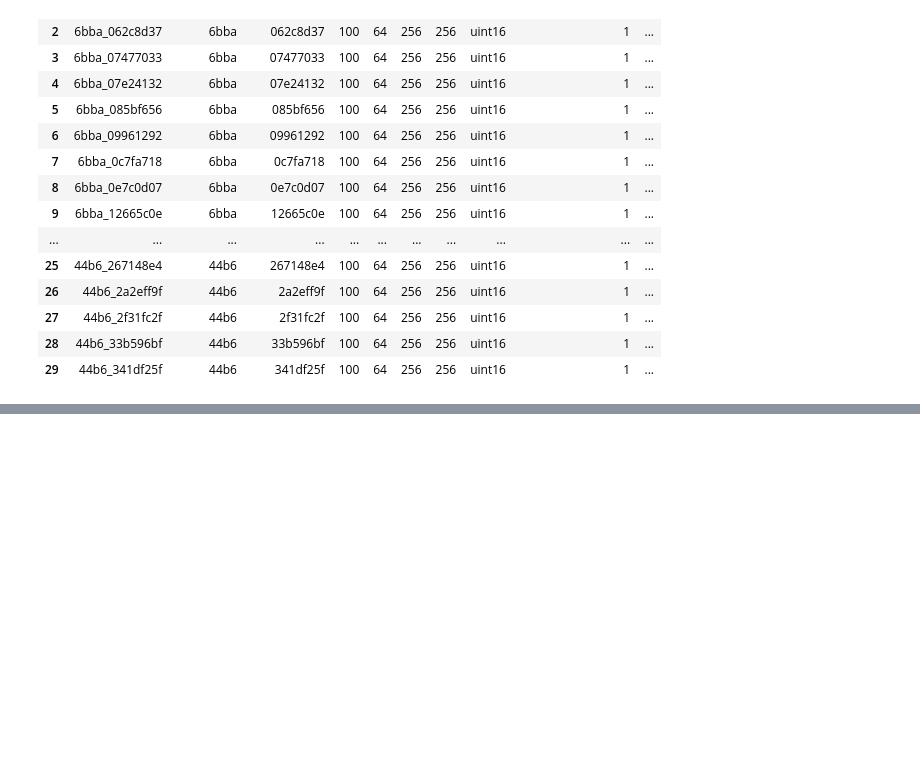
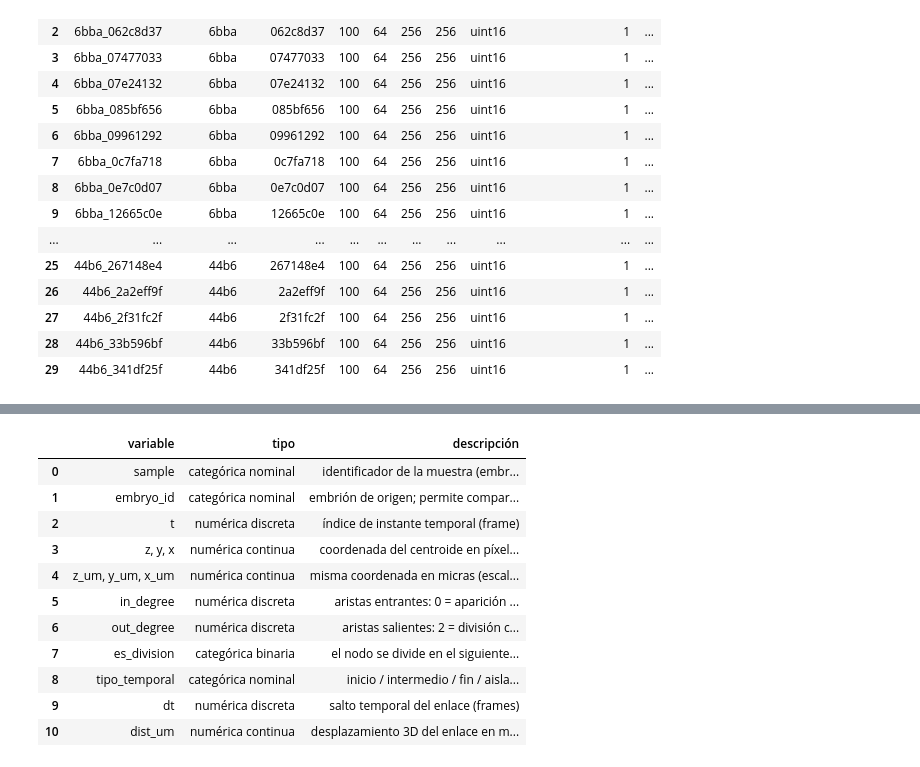
Before and after one commit to Isabella1911/DM-Proyecto-2, a Jupyter notebook: EDA_proyecto2_fin.ipynb, the cells around one changed output, grey strips where cells are left out. Saved outputs shown, nothing was run; the diff lists cells and outputs as text; code cells hidden in the pictures; blank space fills up the shorter version.

```diff
--- a/EDA_proyecto2_fin.ipynb
+++ b/EDA_proyecto2_fin.ipynb
@@ -679,0 +707,29 @@ df_samples: (30, 20) | df_nodes: (15934, 14) | df_edges: (15369, 9)
+# %%
+# Clasificación conceptual de las variables (para el informe)
+tipos = pd.DataFrame([
+    ("sample",        "categórica nominal", "identificador de la muestra (embrión + field of view)"),
+    ("embryo_id",     "categórica nominal", "embrión de origen; permite comparar entre individuos"),
+    ("t",             "numérica discreta",  "índice de instante temporal (frame)"),
+    ("z, y, x",       "numérica continua",  "coordenada del centroide en píxeles del nivel 0"),
+    ("z_um, y_um, x_um", "numérica continua", "misma coordenada en micras (escala física)"),
+    ("in_degree",     "numérica discreta",  "aristas entrantes: 0 = aparición o inicio de la anotación"),
+    ("out_degree",    "numérica discreta",  "aristas salientes: 2 = división celular"),
+    ("es_division",   "categórica binaria", "el nodo se divide en el siguiente frame"),
+    ("tipo_temporal", "categórica nominal", "inicio / intermedio / fin / aislado dentro de la trayectoria"),
+    ("dt",            "numérica discreta",  "salto temporal del enlace (frames)"),
+    ("dist_um",       "numérica continua",  "desplazamiento 3D del enlace en micras"),
+], columns=["variable", "tipo", "descripción"])
+tipos
+# %% [output]
+|  | variable | tipo | descripción |
+| 0 | sample | categórica nominal | identificador de la muestra (embr... |
+| 1 | embryo_id | categórica nominal | embrión de origen; permite compar... |
+| 2 | t | numérica discreta | índice de instante temporal (frame) |
+| 3 | z, y, x | numérica continua | coordenada del centroide en píxel... |
+| 4 | z_um, y_um, x_um | numérica continua | misma coordenada en micras (escal... |
+| 5 | in_degree | numérica discreta | aristas entrantes: 0 = aparición ... |
+| 6 | out_degree | numérica discreta | aristas salientes: 2 = división c... |
+| 7 | es_division | categórica binaria | el nodo se divide en el siguiente... |
+| 8 | tipo_temporal | categórica nominal | inicio / intermedio / fin / aisla... |
+| 9 | dt | numérica discreta | salto temporal del enlace (frames) |
+| 10 | dist_um | numérica continua | desplazamiento 3D del enlace en m... |
```
Also changed, not shown: parts of 3 cells of this notebook.
